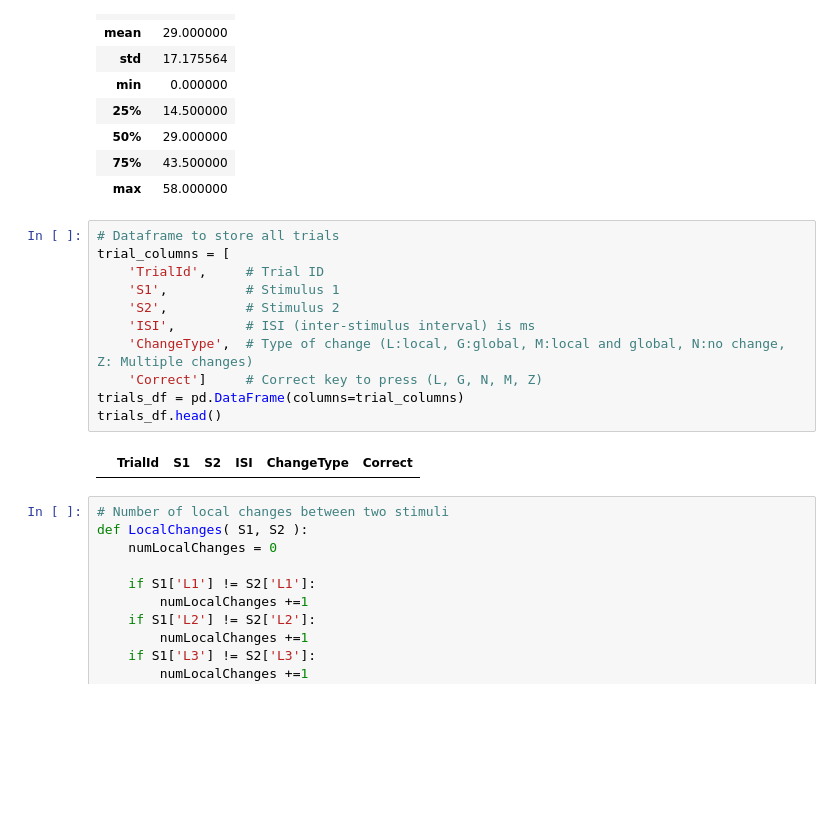
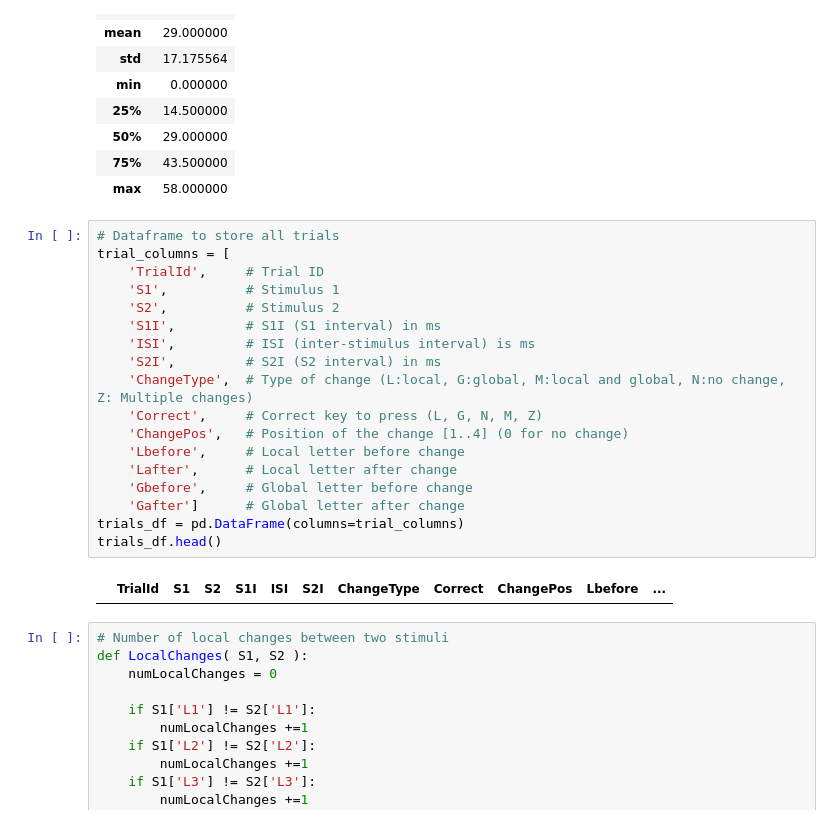
Before and after one commit to psicobotica/Change-Blindness, a Jupyter notebook: Scripts/GenTrials.ipynb, the cells around one changed output. Cells and saved outputs as stored; diff of their text form; blank space fills up the shorter version.

Commit message:
GenTrials update

```diff
--- a/Scripts/GenTrials.ipynb
+++ b/Scripts/GenTrials.ipynb
@@ -45,16 +45,23 @@ sdf.describe()
 # %%
 # Dataframe to store all trials
 trial_columns = [
     'TrialId',     # Trial ID
     'S1',          # Stimulus 1
     'S2',          # Stimulus 2
+    'S1I',         # S1I (S1 interval) in ms
     'ISI',         # ISI (inter-stimulus interval) is ms
+    'S2I',         # S2I (S2 interval) in ms
     'ChangeType',  # Type of change (L:local, G:global, M:local and global, N:no change, Z: Multiple changes)
-    'Correct']     # Correct key to press (L, G, N, M, Z)
+    'Correct',     # Correct key to press (L, G, N, M, Z)
+    'ChangePos',   # Position of the change [1..4] (0 for no change)
+    'Lbefore',     # Local letter before change
+    'Lafter',      # Local letter after change
+    'Gbefore',     # Global letter before change
+    'Gafter']      # Global letter after change
 trials_df = pd.DataFrame(columns=trial_columns)
 trials_df.head()
 # %% [output]
-|  | TrialId | S1 | S2 | ISI | ChangeType | Correct |
+|  | TrialId | S1 | S2 | S1I | ISI | S2I | ChangeType | Correct | ChangePos | Lbefore | ... |
 # %%
 # Number of local changes between two stimuli
 def LocalChanges( S1, S2 ):
```
Also changed, not shown: parts of 11 cells of this notebook.
